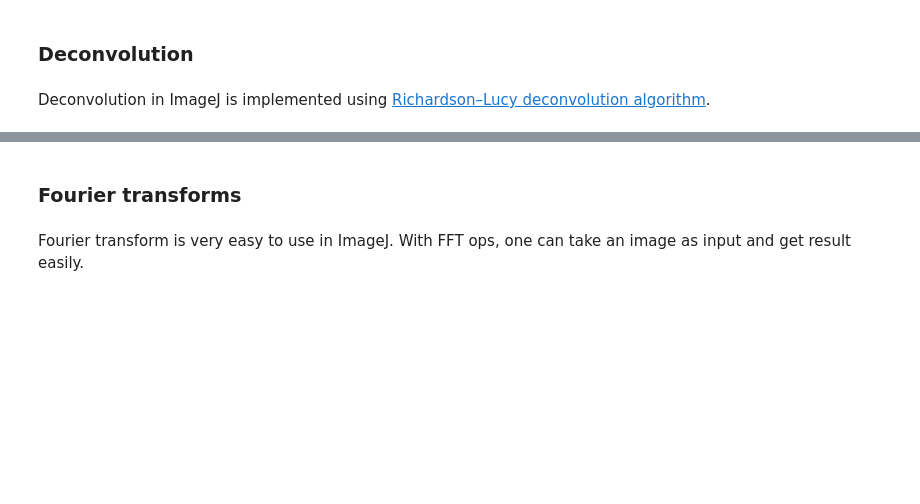
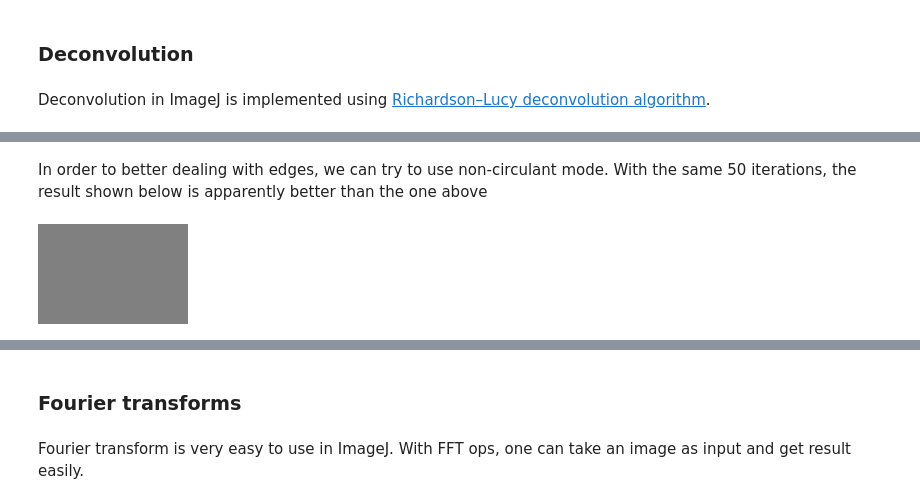
Before and after one commit to imagej/tutorials, a Jupyter notebook: notebooks/1_-_Using_ImageJ/2_-_Introduction_to_ImageJ_Ops.ipynb, the cells around one changed output, grey strips where cells are left out. Drawn from its saved outputs; the diff is of its cells as text; code cells hidden in the pictures; blank space fills up the shorter version.

```diff
--- a/notebooks/1_-_Using_ImageJ/2_-_Introduction_to_ImageJ_Ops.ipynb
+++ b/notebooks/1_-_Using_ImageJ/2_-_Introduction_to_ImageJ_Ops.ipynb
@@ -732,0 +759,7 @@ base_deconvolved_big = ij.op().run(RichardsonLucyF.class, convolved_big, kernel_
+# %% [markdown]
+In order to better dealing with edges, we can try to use non-circulant mode. With the same 50 iterations, the result shown below is apparently better than the one above
+# %%
+import net.imagej.ops.deconvolve.RichardsonLucyF
+base_deconvolved_big_noncirc = ij.op().run(RichardsonLucyF.class, convolved_big, kernel_big, null, null,null, null,null,50,true,false )
+# %% [output]
+[figure, added]
```
Also changed, not shown: parts of 7 cells of this notebook.
